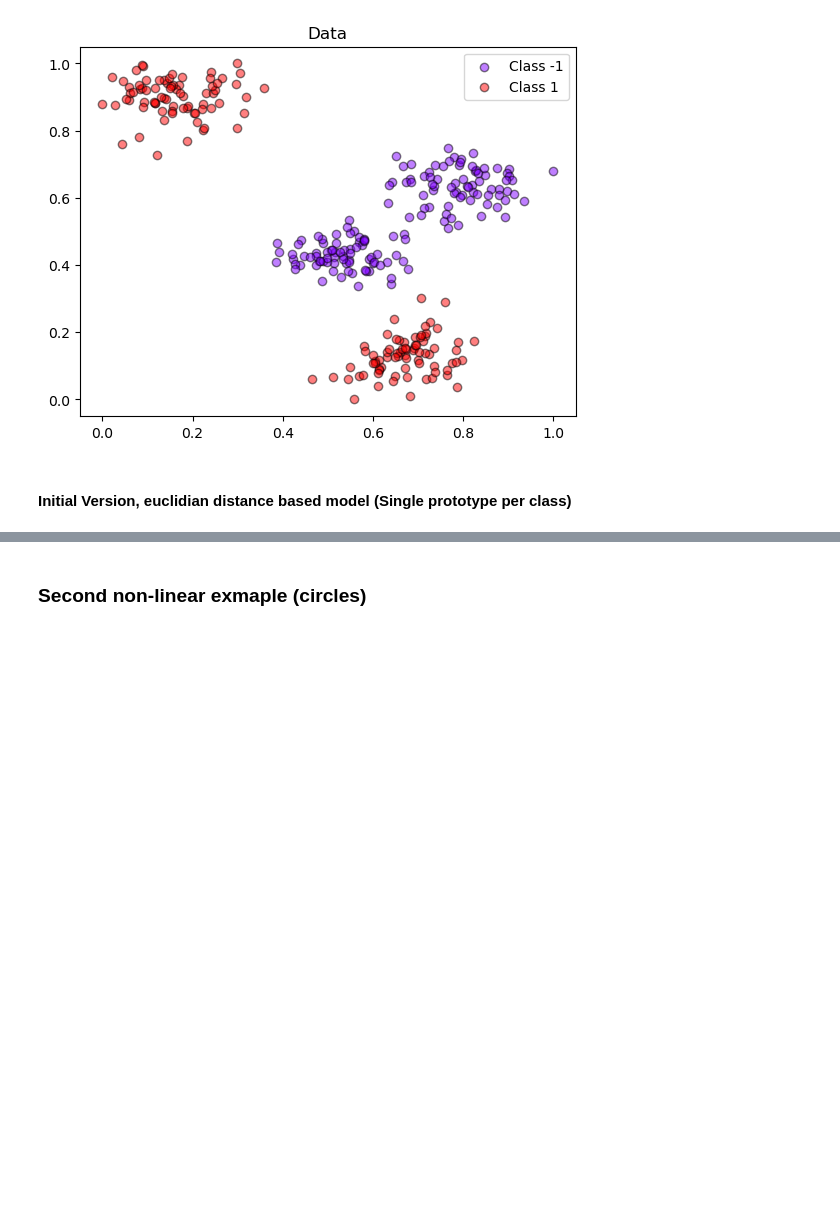
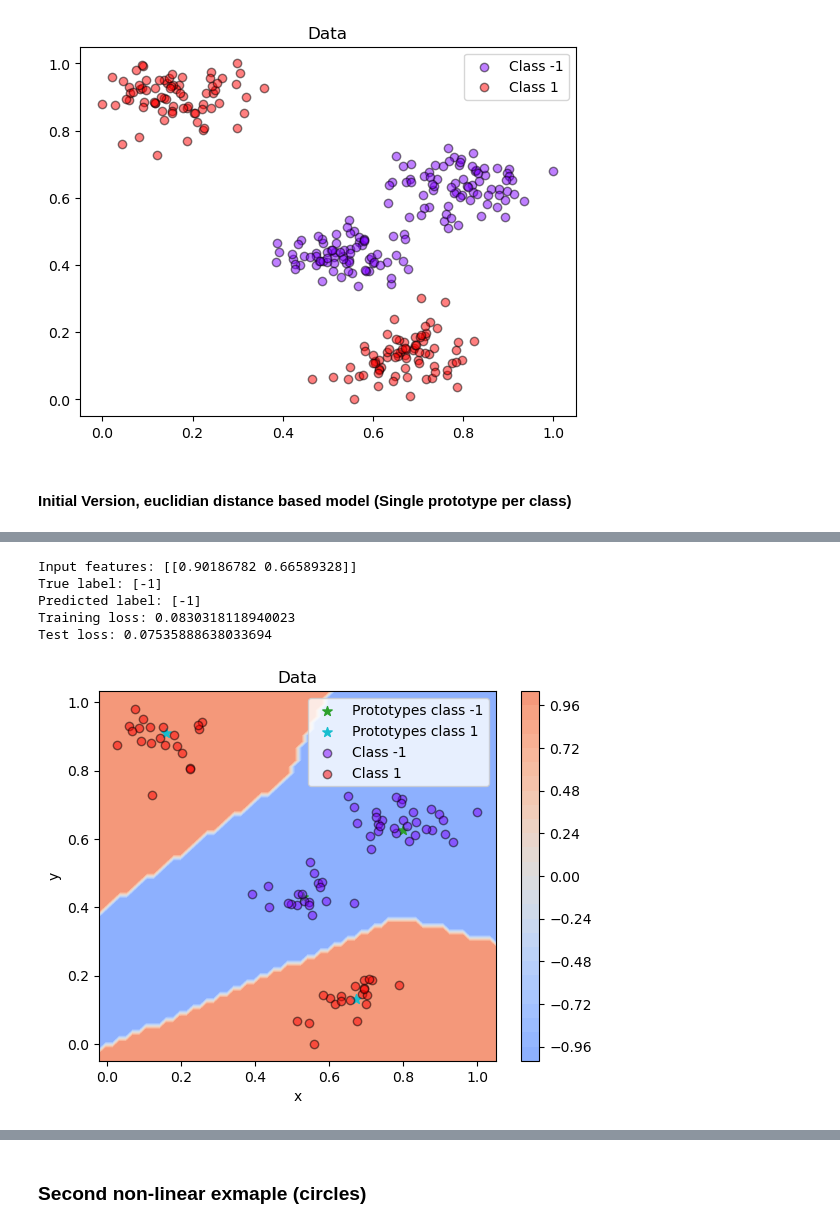
Before and after one commit to omardtl24/ML2025-1, a Jupyter notebook: Practices/Practice Problems 2.ipynb, the cells around one changed output, grey strips where cells are left out. Saved outputs shown, nothing was run; the diff lists cells and outputs as text; code cells hidden in the pictures; blank space fills up the shorter version.

```diff
--- a/Practices/Practice Problems 2.ipynb
+++ b/Practices/Practice Problems 2.ipynb
@@ -368,3 +522,20 @@ Test loss: 0.40924506364454394
+# %%
+X_s , y_s = X_train[:1] , y_train[:1]
+print('Input features: {}'.format(X_s))
+print('True label: {}'.format(y_s))
+print('Predicted label: {}'.format(model.predict(X_s)))
+print(f'Training loss: {model.getLoss(X_train,y_train)}')
+print(f'Test loss: {model.getLoss(X_test,y_test)}')
+plot_decision_region(X_test, lambda x_1, x_2: model.predict([x_1, x_2]))
+model.plotPrototypes2D()
+plot_data(X_test, y_test)
+# %% [output]
+Input features: [[0.90186782 0.66589328]]
+True label: [-1]
+Predicted label: [-1]
+Training loss: 0.0830318118940023
+Test loss: 0.07535888638033694
+[figure, added]
 # %%
 y_pred = model.predict(X_test)
 print(classification_report(y_true = y_test, y_pred = y_pred))
```
Also changed, not shown: parts of 23 cells of this notebook.
